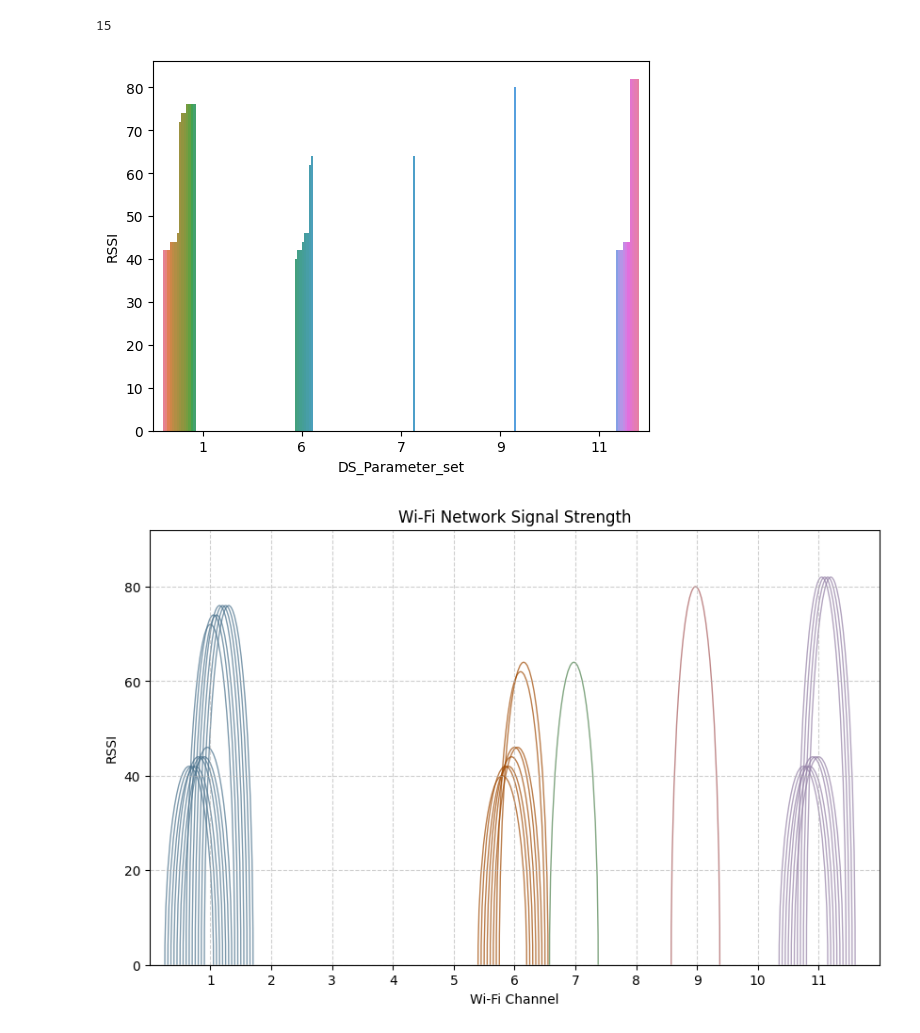
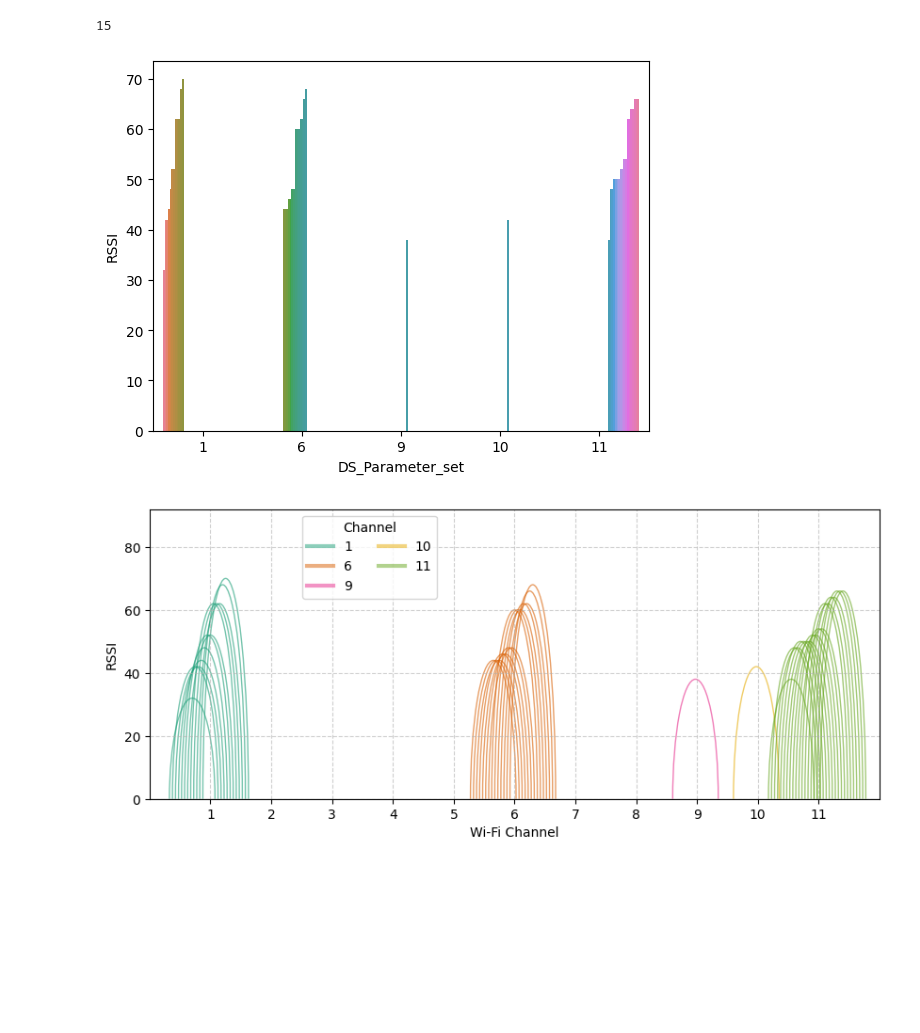
Before and after one commit to FelixDobler/BachelorThesis-WiFi-Sensing-Segmentation, a Jupyter notebook: analysis/outside_recording/wlan_network_ambient.ipynb, the cells around one changed output. Cells and saved outputs as stored; diff of their text form; code cells hidden in the pictures; blank space fills up the shorter version.

```diff
--- a/analysis/outside_recording/wlan_network_ambient.ipynb
+++ b/analysis/outside_recording/wlan_network_ambient.ipynb
@@ -10,7 +10,8 @@ scan_outside_2 = 'analysis/outside_recording/BaProj2_outside_scan_dump'
 scan_inside_1 = 'analysis/outside_recording/BaProj1_inside_scan_dump'
 scan_inside_2 = 'analysis/outside_recording/BaProj2_inside_scan_dump'
 
-file = scan_inside_2
+file = scan_outside_2
+# file = scan_inside_2
 # %%
 def read_scan_dump(file_path):
     # Define regex patterns to extract the required information
@@ -63,10 +64,20 @@ complete = pd.concat([read_scan_dump(scan_inside_2),  read_scan_dump(scan_outsid
 complete['RSSI'] = complete['signal'].apply(lambda x: 2 * (x + 100))
 channels = complete["DS_Parameter_set"]
 
-colors = sns.color_palette(n_colors=channels.nunique(), desat=0.45)
-colors = dict(zip(channels.unique(), colors))
+# colors = sns.color_palette(palette='bright', n_colors=channels.nunique())
+# colors = dict(zip(channels.unique(), colors))
 
-colors[6] = sns.color_palette('bright', n_colors=channels.nunique())[-1]
+# colors[6] = sns.color_palette(palette='bright', n_colors=channels.nunique())[-1]
+
+colors = [
+'#1b9e77',
+'#d95f02',
+'#7570b3',
+'#e7298a',
+'#66a61e',
+'#e6ab02',
+]
+color_dict = dict(zip(channels.unique(), colors))
 # %%
 import seaborn as sns
 import matplotlib.pyplot as plt
@@ -94,7 +105,7 @@ plot = sns.barplot(data=df, x='DS_Parameter_set', y='RSSI', hue='mac_address', l
 # plt.gca().invert_yaxis()
 # plt.show()
 # %% [output]
-[figure, old version]
+[figure, new version]
 # %%
 import matplotlib.pyplot as plt
 import numpy as np
@@ -130,40 +141,46 @@ for idx, channel in enumerate(channels):
 
 # Function to draw half-ellipse
 def add_half_ellipse(ax, x, y, width, height, color):
-    arc = Arc((x, y), width, height*2, angle=0, theta1=0, theta2=180, color=color, alpha=0.7)
+    arc = Arc((x, y), width, height*2, angle=0, theta1=0, theta2=180, color=color, alpha=0.6)
     ax.add_patch(arc)
 
 # Plot setup
-fig, ax = plt.subplots(figsize=(10, 6))
+fig, ax = plt.subplots(figsize=(10, 4))
 ax.axhline(0, color='black', linewidth=0.8)  # x-axis baseline
 
 # Add half-ellipses to the plot
 for i, (channel, strength) in enumerate(zip(channel_dithered, signal_strengths)):
     # ssid = df['SSID'].iloc[i]
     # color = palette[np.where(ssid_unique == ssid)[0][0]]
     # add_half_ellipse(ax, channel, 0, width=0.8, height=strength, color=colors[ssid])
-    add_half_ellipse(ax, channel, 0, width=0.8, height=strength, color=colors[df['DS_Parameter_set'].iloc[i]])
+    add_half_ellipse(ax, channel, 0, width=0.75, height=strength, color=color_dict[df['DS_Parameter_set'].iloc[i]])
 
 # Customize plot
 ax.set_xlim(0, max(channels) + 1)
 ax.set_ylim(0, max(complete['RSSI']) + 10)
 ax.set_xlabel("Wi-Fi Channel")
 ax.set_ylabel("RSSI")
-ax.set_title("Wi-Fi Network Signal Strength")
+# ax.set_title("Wi-Fi Network Signal Strength")
 ax.grid(True, linestyle='--', alpha=0.6)
 
 plt.xticks(ticks=np.arange(1, 12, 1), labels=np.arange(1, 12, 1))  # ticks and labels are the same here
 # Create the legend using the color dictionary
 # handles = [plt.Line2D([0], [0], marker='o', color='w', markerfacecolor=color, markersize=10)
-        #    for color in colors.values()]
+#            for color in colors.values()]
 
-# Add the legend with the labels from the dictionary
+# # Add the legend with the labels from the dictionary
 # ax.legend(handles=handles, labels=colors.keys(), title="Networks")
+
+# create a legend
+legend_lines = [plt.Line2D([0], [0], color=color_dict[channel], alpha=0.5, lw=3, label=channel) for channel in channels.unique()]
+legend = ax.legend(title='Channel', loc='upper left', handles=legend_lines, ncol=2, bbox_to_anchor=(0.2, 1))
+# set legend position
+
 
 
 # Adjust plot aspect ratio for better visualization
-ax.set_aspect('auto')
-plt.savefig(f'plots/wifi_strength_{os.path.basename(file)}.svg', format='svg', bbox_inches='tight')
+# ax.set_aspect('auto')
+plt.savefig(f'plots/wifi_strength_{os.path.basename(file)}.svg', bbox_inches='tight', dpi=600)
 plt.show()
 # %% [output]
-[figure, old version]
+[figure, new version]
```
Also changed, not shown: 20 other files.
